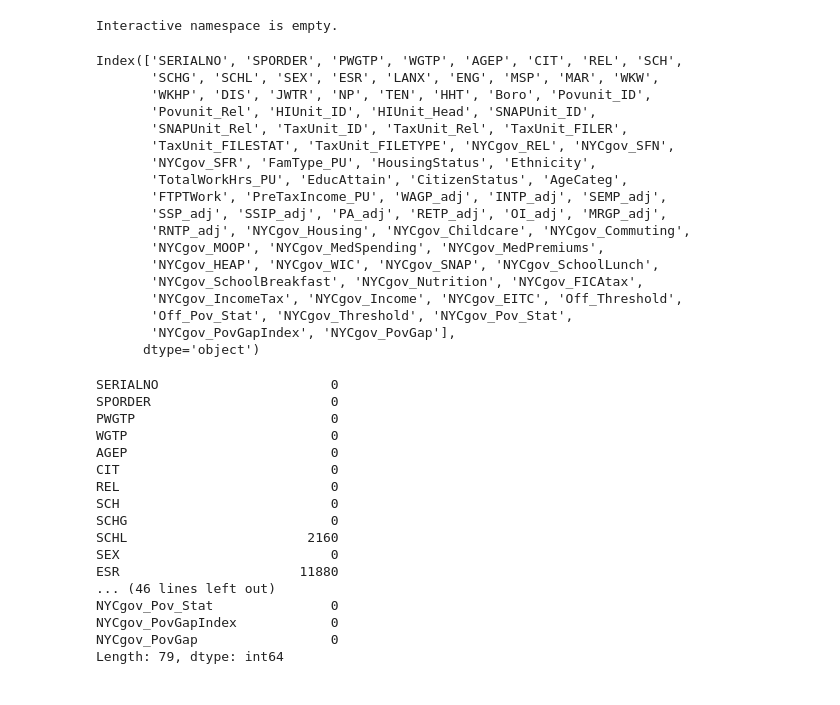
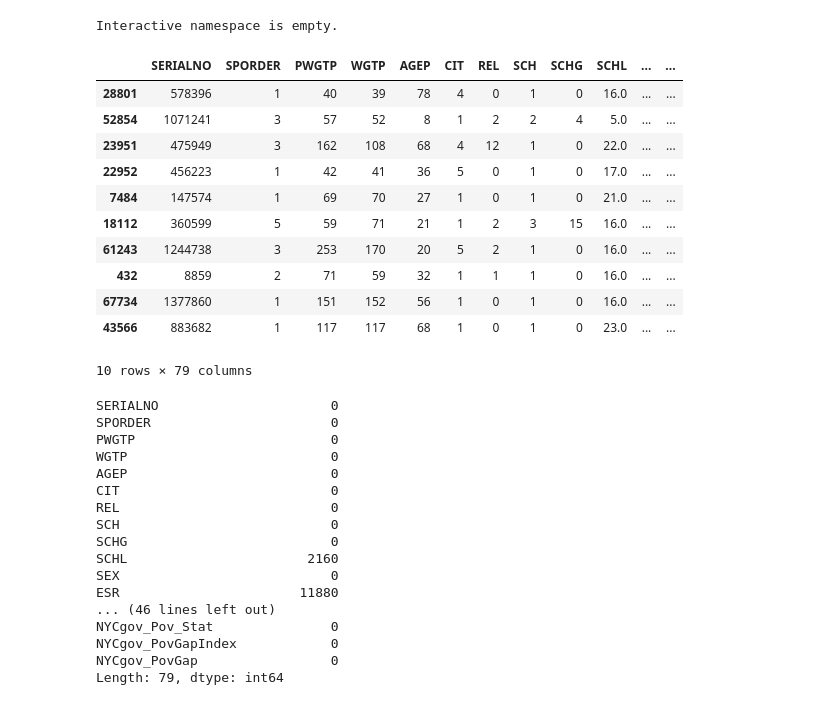
Before and after one commit to jkarma0920/ClassificationProject, a Jupyter notebook: Final Code/KNN.ipynb, the cells around one changed output. Drawn from its saved outputs; the diff is of its cells as text; code cells hidden in the pictures.

```diff
--- a/Final Code/KNN.ipynb
+++ b/Final Code/KNN.ipynb
@@ -60,31 +60,25 @@ def CorrMtx(df, dropDuplicates = True):
                 linewidth=.5, cbar_kws={"shrink": .5}, ax=ax)
         plt.xticks(rotation = 90)
 # %%
-data = pd.read_csv('NYCPoverty2017.csv')
+data = pd.read_csv('data/NYCPoverty2017.csv')
 # %%
-# data.sample(10)
-data.columns
+data.sample(10)
+# data.columns
 # data.info()
 # data.describe()
 # %% [output]
+|  | SERIALNO | SPORDER | PWGTP | WGTP | AGEP | CIT | REL | SCH | SCHG | SCHL | ... | ... |
+| 28801 | 578396 | 1 | 40 | 39 | 78 | 4 | 0 | 1 | 0 | 16.0 | ... | ... |
+| 52854 | 1071241 | 3 | 57 | 52 | 8 | 1 | 2 | 2 | 4 | 5.0 | ... | ... |
+| 23951 | 475949 | 3 | 162 | 108 | 68 | 4 | 12 | 1 | 0 | 22.0 | ... | ... |
+| 22952 | 456223 | 1 | 42 | 41 | 36 | 5 | 0 | 1 | 0 | 17.0 | ... | ... |
+| 7484 | 147574 | 1 | 69 | 70 | 27 | 1 | 0 | 1 | 0 | 21.0 | ... | ... |
+| 18112 | 360599 | 5 | 59 | 71 | 21 | 1 | 2 | 3 | 15 | 16.0 | ... | ... |
+| 61243 | 1244738 | 3 | 253 | 170 | 20 | 5 | 2 | 1 | 0 | 16.0 | ... | ... |
+| 432 | 8859 | 2 | 71 | 59 | 32 | 1 | 1 | 1 | 0 | 16.0 | ... | ... |
+| 67734 | 1377860 | 1 | 151 | 152 | 56 | 1 | 0 | 1 | 0 | 16.0 | ... | ... |
+| 43566 | 883682 | 1 | 117 | 117 | 68 | 1 | 0 | 1 | 0 | 23.0 | ... | ... |
-Index(['SERIALNO', 'SPORDER', 'PWGTP', 'WGTP', 'AGEP', 'CIT', 'REL', 'SCH',
-       'SCHG', 'SCHL', 'SEX', 'ESR', 'LANX', 'ENG', 'MSP', 'MAR', 'WKW',
-       'WKHP', 'DIS', 'JWTR', 'NP', 'TEN', 'HHT', 'Boro', 'Povunit_ID',
-       'Povunit_Rel', 'HIUnit_ID', 'HIUnit_Head', 'SNAPUnit_ID',
-       'SNAPUnit_Rel', 'TaxUnit_ID', 'TaxUnit_Rel', 'TaxUnit_FILER',
-       'TaxUnit_FILESTAT', 'TaxUnit_FILETYPE', 'NYCgov_REL', 'NYCgov_SFN',
-       'NYCgov_SFR', 'FamType_PU', 'HousingStatus', 'Ethnicity',
-       'TotalWorkHrs_PU', 'EducAttain', 'CitizenStatus', 'AgeCateg',
-       'FTPTWork', 'PreTaxIncome_PU', 'WAGP_adj', 'INTP_adj', 'SEMP_adj',
-       'SSP_adj', 'SSIP_adj', 'PA_adj', 'RETP_adj', 'OI_adj', 'MRGP_adj',
-       'RNTP_adj', 'NYCgov_Housing', 'NYCgov_Childcare', 'NYCgov_Commuting',
-       'NYCgov_MOOP', 'NYCgov_MedSpending', 'NYCgov_MedPremiums',
-       'NYCgov_HEAP', 'NYCgov_WIC', 'NYCgov_SNAP', 'NYCgov_SchoolLunch',
-       'NYCgov_SchoolBreakfast', 'NYCgov_Nutrition', 'NYCgov_FICAtax',
-       'NYCgov_IncomeTax', 'NYCgov_Income', 'NYCgov_EITC', 'Off_Threshold',
-       'Off_Pov_Stat', 'NYCgov_Threshold', 'NYCgov_Pov_Stat',
-       'NYCgov_PovGapIndex', 'NYCgov_PovGap'],
-      dtype='object')
+10 rows × 79 columns
 # %%
 data.isna().sum()
 # %% [output]
```
Also changed, not shown: 4 other files.
